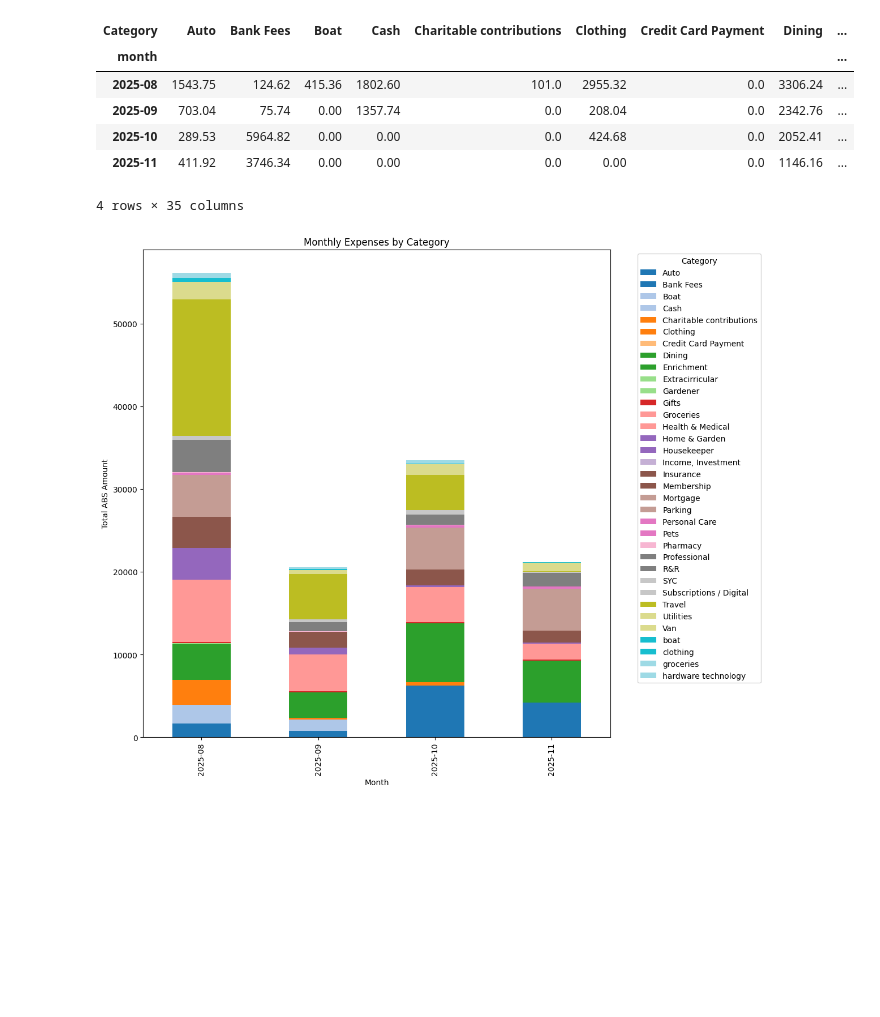
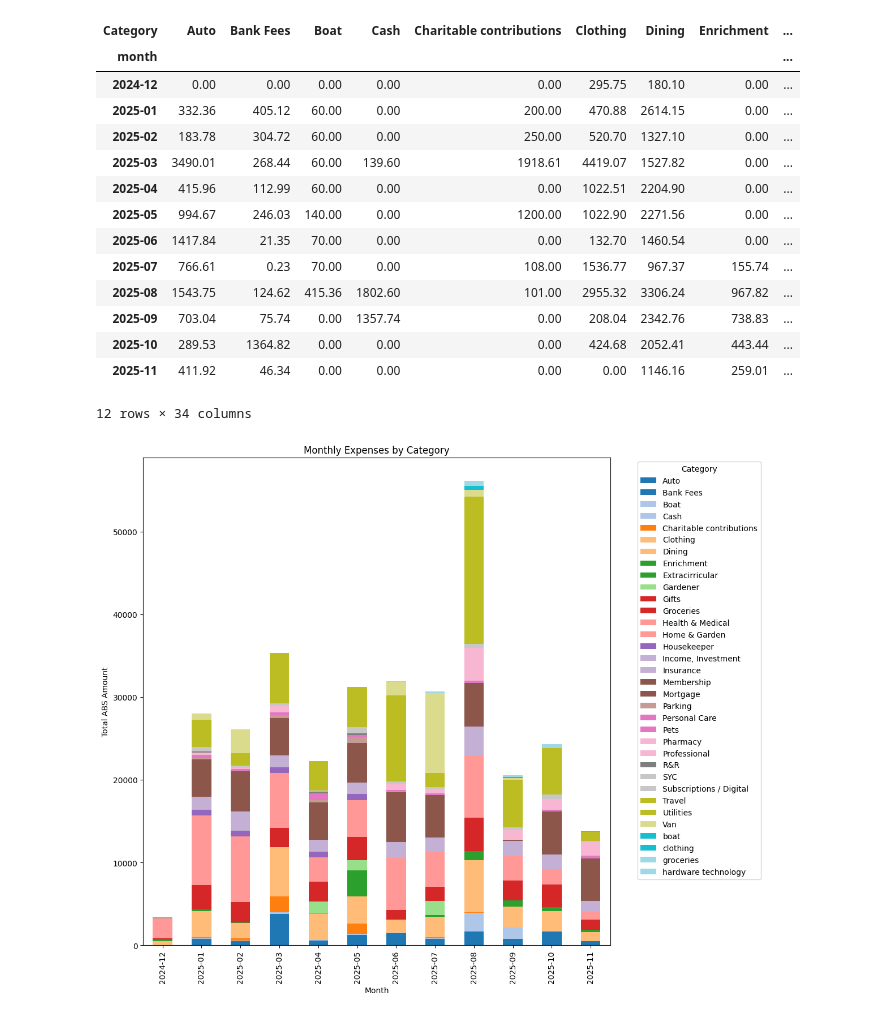
Before and after one commit to judej/writer, a Jupyter notebook: fin-analysis/expenses.ipynb, the cells around one changed output. Drawn from its saved outputs; the diff is of its cells as text; code cells hidden in the pictures; blank space fills up the shorter version.

Commit message:
more charts

```diff
--- a/fin-analysis/expenses.ipynb
+++ b/fin-analysis/expenses.ipynb
@@ -32,7 +32,13 @@ if missing_columns or unexpected_columns:
         f"Unexpected: {unexpected_columns or 'None'}"
     )
 
-expenses_df = df[~df["Category"].isin(["Transfer", "credit card payment", "0"])].copy()
+expenses_df = df[~df["Category"]
+                 .isin([
+                     "Transfer",
+                     "Credit Card Payment",
+                     "0",
+                     "Income, Investment"
+                     ])].copy()
 # %%
 import matplotlib.pyplot as plt
 from IPython.display import display
@@ -40,41 +46,49 @@ from IPython.display import display
 monthly_category = (
     expenses_df.assign(month=df["Posted Date"].dt.to_period("M"))
     .groupby(["month", "Category"], dropna=False)["ABS Amount"]
     .sum()
     .unstack(fill_value=0)
     .sort_index()
 )
 
 # remove any categories that have less than $100 total expenses in a month
 monthly_category = monthly_category.loc[
     :, monthly_category.sum() >= 100
 ]
 
 # show only the last 4 months of data
-monthly_category = monthly_category.tail(4)
+# monthly_category = monthly_category.tail(4)
 
 ax = monthly_category.plot(
     kind="bar",
     stacked=True,
     figsize=(12, 10),
     colormap="tab20",
 )
 ax.set_title("Monthly Expenses by Category")
 ax.set_xlabel("Month")
 ax.set_ylabel("Total ABS Amount")
 ax.legend(title="Category", bbox_to_anchor=(1.05, 1), loc="upper left")
 plt.tight_layout()
 
 monthly_category
 # %% [output]
-| Category | Auto | Bank Fees | Boat | Cash | Charitable contributions | Clothing | Credit Card Payment | Dining | ... |
+| Category | Auto | Bank Fees | Boat | Cash | Charitable contributions | Clothing | Dining | Enrichment | ... |
 | month |  |  |  |  |  |  |  |  | ... |
-| 2025-08 | 1543.75 | 124.62 | 415.36 | 1802.60 | 101.0 | 2955.32 | 0.0 | 3306.24 | ... |
-| 2025-09 | 703.04 | 75.74 | 0.00 | 1357.74 | 0.0 | 208.04 | 0.0 | 2342.76 | ... |
-| 2025-10 | 289.53 | 5964.82 | 0.00 | 0.00 | 0.0 | 424.68 | 0.0 | 2052.41 | ... |
-| 2025-11 | 411.92 | 3746.34 | 0.00 | 0.00 | 0.0 | 0.00 | 0.0 | 1146.16 | ... |
+| 2024-12 | 0.00 | 0.00 | 0.00 | 0.00 | 0.00 | 295.75 | 180.10 | 0.00 | ... |
+| 2025-01 | 332.36 | 405.12 | 60.00 | 0.00 | 200.00 | 470.88 | 2614.15 | 0.00 | ... |
+| 2025-02 | 183.78 | 304.72 | 60.00 | 0.00 | 250.00 | 520.70 | 1327.10 | 0.00 | ... |
+| 2025-03 | 3490.01 | 268.44 | 60.00 | 139.60 | 1918.61 | 4419.07 | 1527.82 | 0.00 | ... |
+| 2025-04 | 415.96 | 112.99 | 60.00 | 0.00 | 0.00 | 1022.51 | 2204.90 | 0.00 | ... |
+| 2025-05 | 994.67 | 246.03 | 140.00 | 0.00 | 1200.00 | 1022.90 | 2271.56 | 0.00 | ... |
+| 2025-06 | 1417.84 | 21.35 | 70.00 | 0.00 | 0.00 | 132.70 | 1460.54 | 0.00 | ... |
+| 2025-07 | 766.61 | 0.23 | 70.00 | 0.00 | 108.00 | 1536.77 | 967.37 | 155.74 | ... |
+| 2025-08 | 1543.75 | 124.62 | 415.36 | 1802.60 | 101.00 | 2955.32 | 3306.24 | 967.82 | ... |
+| 2025-09 | 703.04 | 75.74 | 0.00 | 1357.74 | 0.00 | 208.04 | 2342.76 | 738.83 | ... |
+| 2025-10 | 289.53 | 1364.82 | 0.00 | 0.00 | 0.00 | 424.68 | 2052.41 | 443.44 | ... |
+| 2025-11 | 411.92 | 46.34 | 0.00 | 0.00 | 0.00 | 0.00 | 1146.16 | 259.01 | ... |
-4 rows × 35 columns
+12 rows × 34 columns
-[figure, old version]
+[figure, new version]
 # %%
 import plotly.express as px
 from IPython.display import HTML
```
Also changed, not shown: parts of 1 cell of this notebook, 3 other files.
